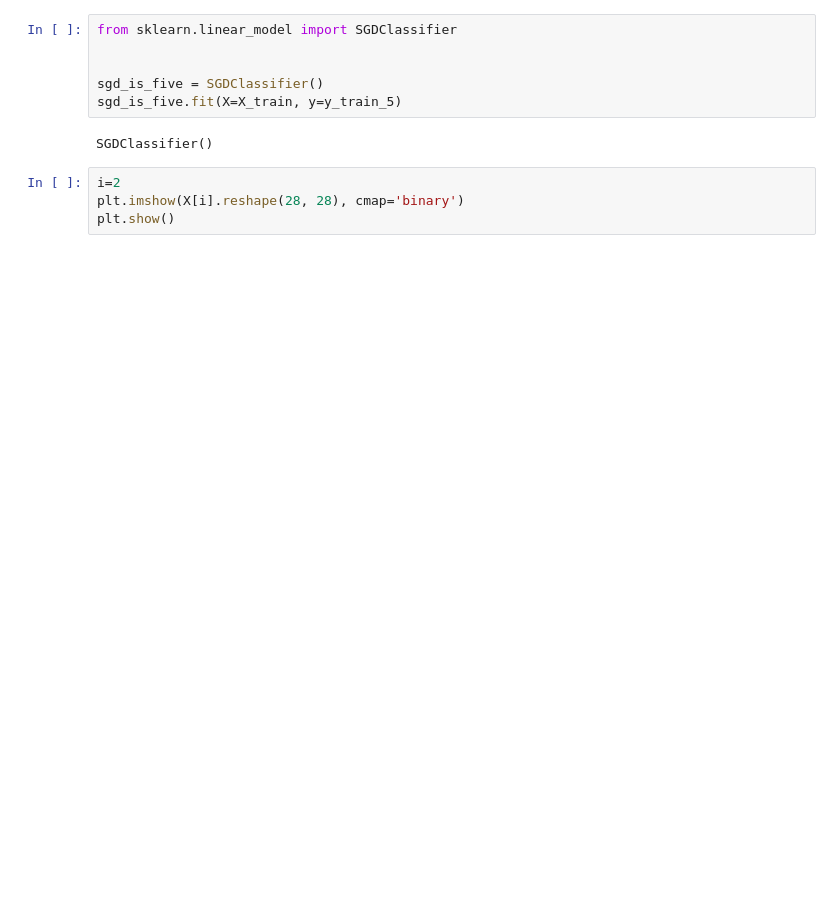
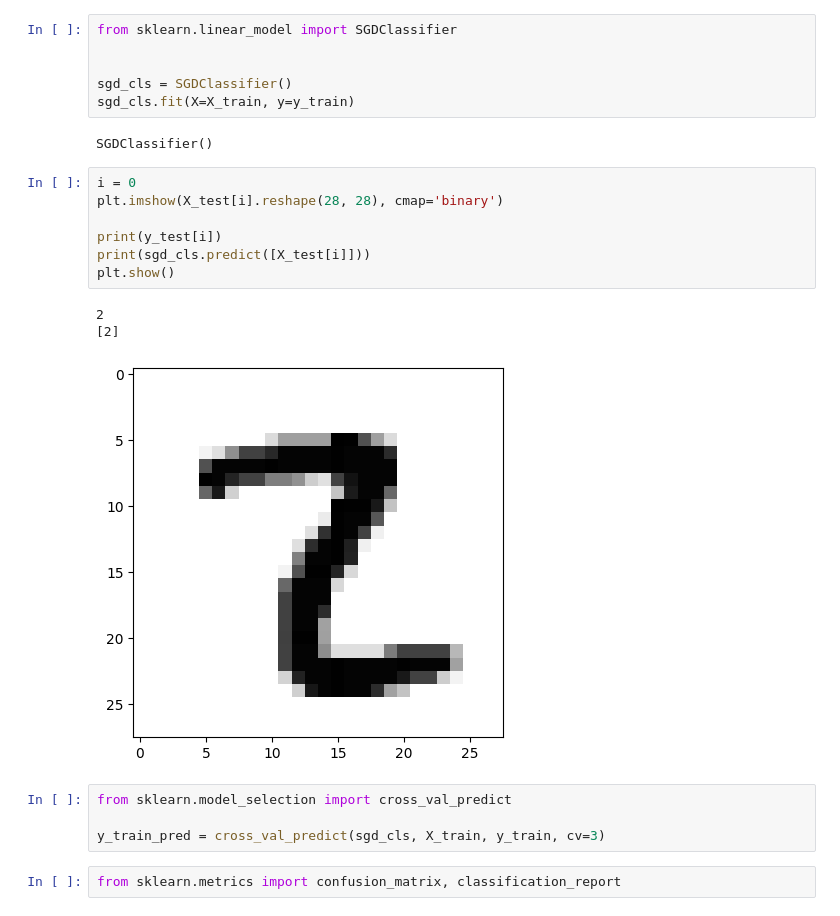
Before and after one commit to lucasdbr05/MNIST, a Jupyter notebook: main.ipynb, the cells around one changed output. Cells and saved outputs as stored; diff of their text form; blank space fills up the shorter version.

Commit message:
feat: classification model to mnist

```diff
--- a/main.ipynb
+++ b/main.ipynb
@@ -61,11 +64,24 @@ array([False, False, False, ..., False, False, False])
 from sklearn.linear_model import SGDClassifier
 
 
-sgd_is_five = SGDClassifier()
-sgd_is_five.fit(X=X_train, y=y_train_5)
+sgd_cls = SGDClassifier()
+sgd_cls.fit(X=X_train, y=y_train)
 # %% [output]
 SGDClassifier()
 # %%
-i=2
-plt.imshow(X[i].reshape(28, 28), cmap='binary')
+i = 0
+plt.imshow(X_test[i].reshape(28, 28), cmap='binary')
+
+print(y_test[i])
+print(sgd_cls.predict([X_test[i]]))
 plt.show()
+# %% [output]
+2
+[2]
+[figure, added]
+# %%
+from sklearn.model_selection import cross_val_predict
+
+y_train_pred = cross_val_predict(sgd_cls, X_train, y_train, cv=3)
+# %%
+from sklearn.metrics import confusion_matrix, classification_report
```
Also changed, not shown: parts of 7 cells of this notebook.
